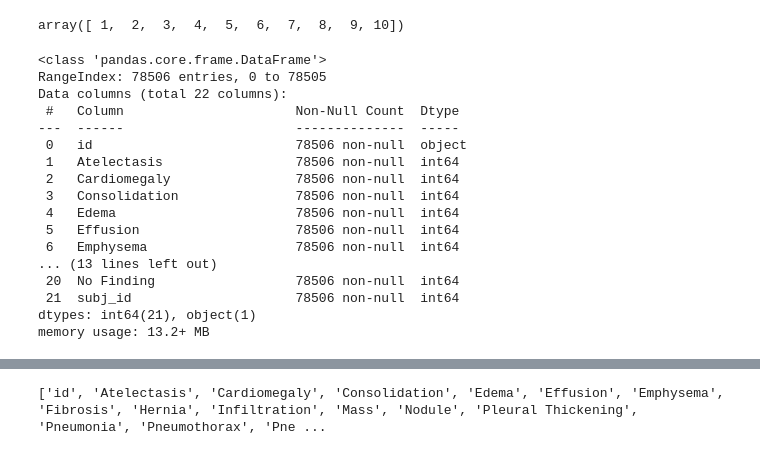
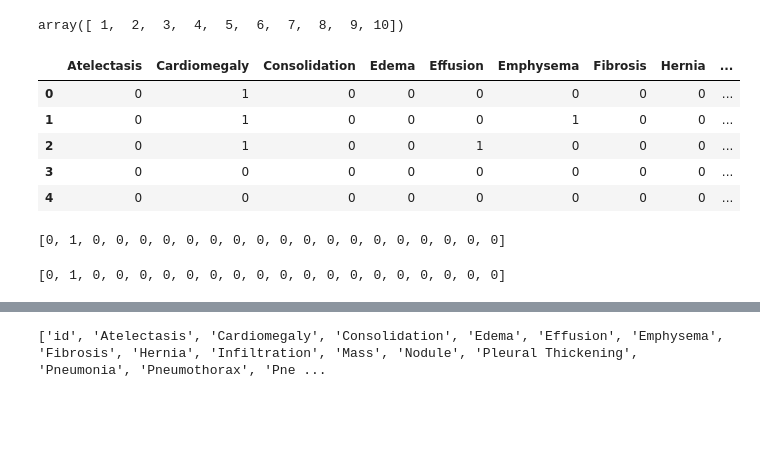
Before and after one commit to gulfairus/lung_cancer, a Jupyter notebook: notebooks/eda.ipynb, the cells around one changed output, grey strips where cells are left out. Cells and saved outputs as stored; diff of their text form; code cells hidden in the pictures; blank space fills up the shorter version.

```diff
--- a/notebooks/eda.ipynb
+++ b/notebooks/eda.ipynb
@@ -45,2 +71,3 @@ train_df.head()
 # %%
-list(train_df['id'])
+id = train_df['id'].apply(lambda x: x.split('.')[0] + '.dcm')
+train_df['id'] = id
@@ -71,22 +90,20 @@ pixels
 # %% [output]
 array([ 1,  2,  3,  4,  5,  6,  7,  8,  9, 10])
 # %%
-train_df.info()
+labels = train_df.drop(columns=['id', 'subj_id'])
+labels.head()
 # %% [output]
-<class 'pandas.core.frame.DataFrame'>
-RangeIndex: 78506 entries, 0 to 78505
-Data columns (total 22 columns):
- #   Column                      Non-Null Count  Dtype
----  ------                      --------------  -----
- 0   id                          78506 non-null  object
- 1   Atelectasis                 78506 non-null  int64
- 2   Cardiomegaly                78506 non-null  int64
- 3   Consolidation               78506 non-null  int64
- 4   Edema                       78506 non-null  int64
- 5   Effusion                    78506 non-null  int64
- 6   Emphysema                   78506 non-null  int64
-... (13 lines left out)
- 20  No Finding                  78506 non-null  int64
- 21  subj_id                     78506 non-null  int64
-dtypes: int64(21), object(1)
-memory usage: 13.2+ MB
+|  | Atelectasis | Cardiomegaly | Consolidation | Edema | Effusion | Emphysema | Fibrosis | Hernia | ... |
+| 0 | 0 | 1 | 0 | 0 | 0 | 0 | 0 | 0 | ... |
+| 1 | 0 | 1 | 0 | 0 | 0 | 1 | 0 | 0 | ... |
+| 2 | 0 | 1 | 0 | 0 | 1 | 0 | 0 | 0 | ... |
+| 3 | 0 | 0 | 0 | 0 | 0 | 0 | 0 | 0 | ... |
+| 4 | 0 | 0 | 0 | 0 | 0 | 0 | 0 | 0 | ... |
+# %%
+list(labels.iloc[0])
+# %% [output]
+[0, 1, 0, 0, 0, 0, 0, 0, 0, 0, 0, 0, 0, 0, 0, 0, 0, 0, 0, 0]
+# %%
+labels = labels.apply(lambda x: x.to_list(), axis=1)
+# %% [output]
+[0, 1, 0, 0, 0, 0, 0, 0, 0, 0, 0, 0, 0, 0, 0, 0, 0, 0, 0, 0]
```
Also changed, not shown: parts of 13 cells of this notebook, 3 other files.
